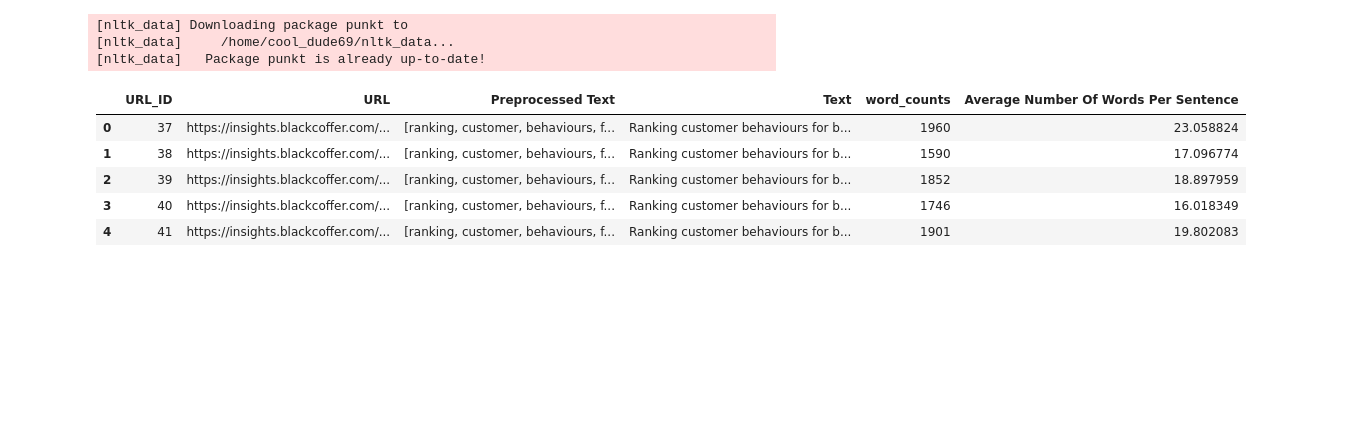
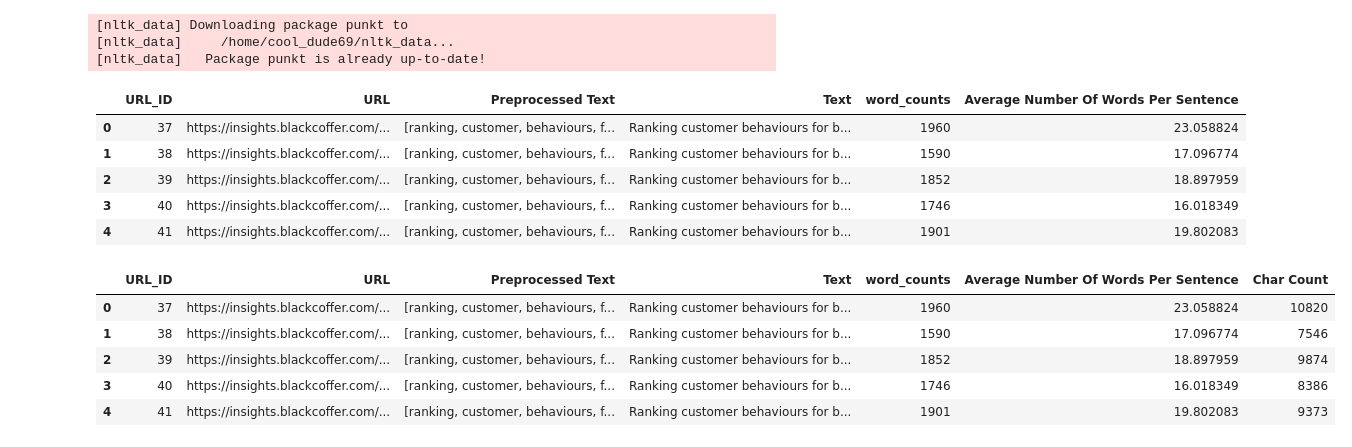
Before and after one commit to ysrastogi/nlp_feature_extraction, a Jupyter notebook: assign.ipynb, the cells around one changed output. Cells and saved outputs as stored; diff of their text form; code cells hidden in the pictures; blank space fills up the shorter version.

```diff
--- a/assign.ipynb
+++ b/assign.ipynb
@@ -146,3 +146,25 @@ input.head()
 | 2 | 39 | https://insights.blackcoffer.com/... | [ranking, customer, behaviours, f... | Ranking customer behaviours for b... | 1852 | 18.897959 |
 | 3 | 40 | https://insights.blackcoffer.com/... | [ranking, customer, behaviours, f... | Ranking customer behaviours for b... | 1746 | 16.018349 |
 | 4 | 41 | https://insights.blackcoffer.com/... | [ranking, customer, behaviours, f... | Ranking customer behaviours for b... | 1901 | 19.802083 |
+# %%
+def char_count(word):
+    char = word.split(",")
+    word = ''.join(char)
+    return len(word)
+char_count_list = []
+for i in range(len(input['Preprocessed Text'])):
+    count = 0
+    for word in input['Preprocessed Text'][i]:
+        count += char_count(word)
+    char_count_list.append(count)
+
+input['Char Count'] = char_count_list
+# %%
+input.head()
+# %% [output]
+|  | URL_ID | URL | Preprocessed Text | Text | word_counts | Average Number Of Words Per Sentence | Char Count |
+| 0 | 37 | https://insights.blackcoffer.com/... | [ranking, customer, behaviours, f... | Ranking customer behaviours for b... | 1960 | 23.058824 | 10820 |
+| 1 | 38 | https://insights.blackcoffer.com/... | [ranking, customer, behaviours, f... | Ranking customer behaviours for b... | 1590 | 17.096774 | 7546 |
+| 2 | 39 | https://insights.blackcoffer.com/... | [ranking, customer, behaviours, f... | Ranking customer behaviours for b... | 1852 | 18.897959 | 9874 |
+| 3 | 40 | https://insights.blackcoffer.com/... | [ranking, customer, behaviours, f... | Ranking customer behaviours for b... | 1746 | 16.018349 | 8386 |
+| 4 | 41 | https://insights.blackcoffer.com/... | [ranking, customer, behaviours, f... | Ranking customer behaviours for b... | 1901 | 19.802083 | 9373 |
```
Also changed, not shown: parts of 3 cells of this notebook.
